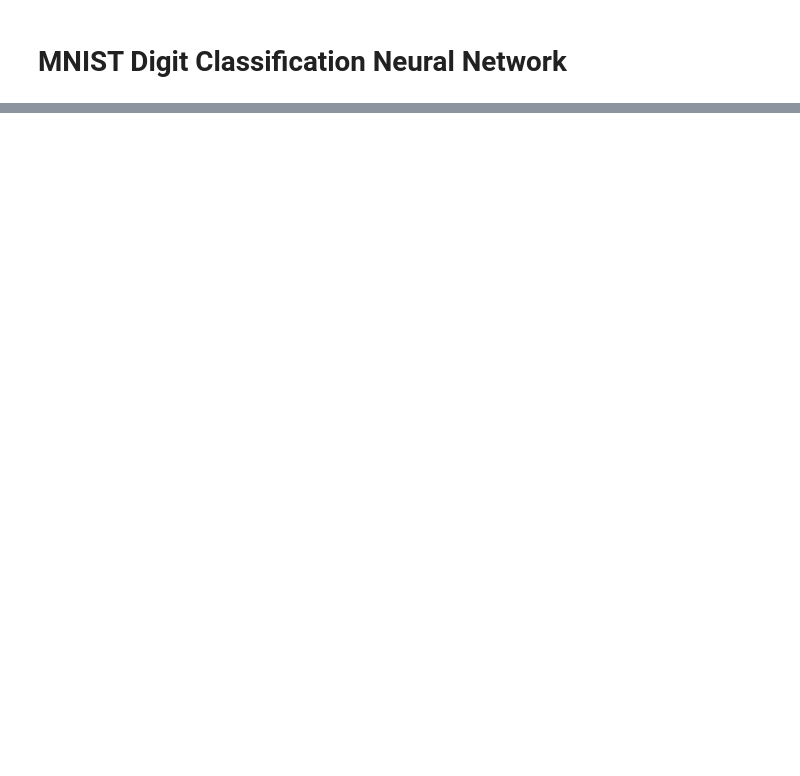
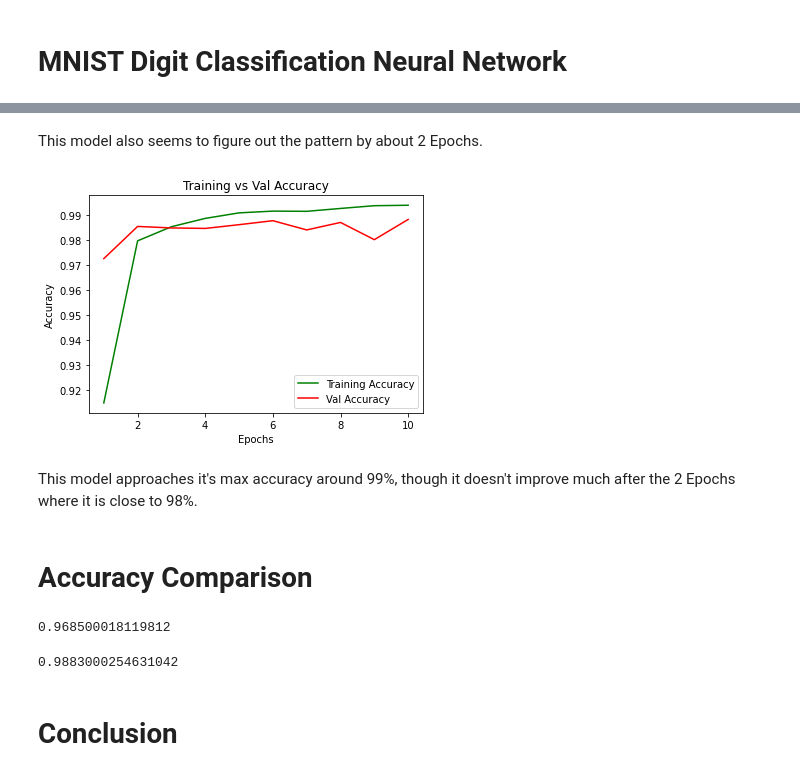
Before and after one commit to twhipple/Digits_Classification_NN, a Jupyter notebook: MNIST_Digit_Classification_NN.ipynb, the cells around one changed output, grey strips where cells are left out. Saved outputs shown, nothing was run; the diff lists cells and outputs as text; code cells hidden in the pictures; blank space fills up the shorter version.

```diff
--- a/MNIST_Digit_Classification_NN.ipynb
+++ b/MNIST_Digit_Classification_NN.ipynb
@@ -102,0 +240,23 @@ visualize_loss(training_results)
+# %% [markdown]
+This model also seems to figure out the pattern by about 2 Epochs.
+# %%
+# Run accuracy function chart
+visualize_accuracy(training_results_cnn)
+# %% [output]
+[figure, added]
+# %% [markdown]
+This model approaches it's max accuracy around 99%, though it doesn't improve much after the 2 Epochs where it is close to 98%.
+# %% [markdown]
+# Accuracy Comparison
+# %%
+# Review first models accuracy
+training_results.history['val_accuracy'][-1]
+# %% [output]
+0.968500018119812
+# %%
+# Review cnn model accuracy
+training_results_cnn.history['val_accuracy'][-1]
+# %% [output]
+0.9883000254631042
+# %% [markdown]
+# Conclusion
```
Also changed, not shown: parts of 44 cells of this notebook, 1 other file.
